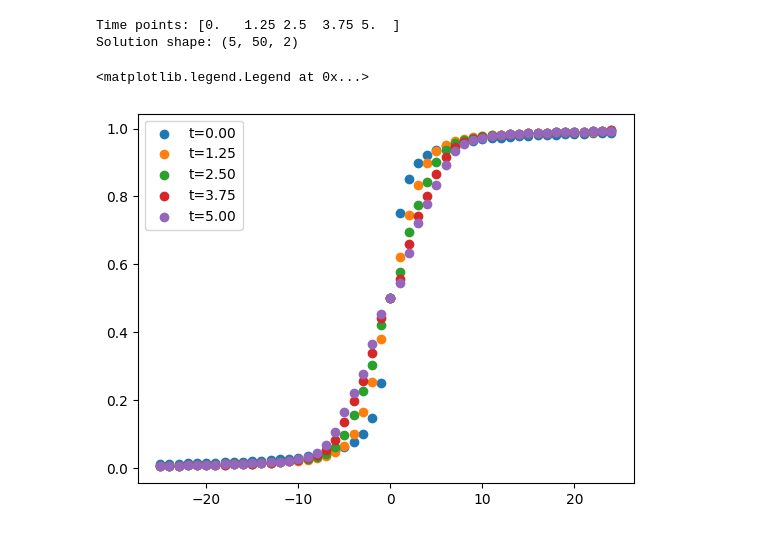
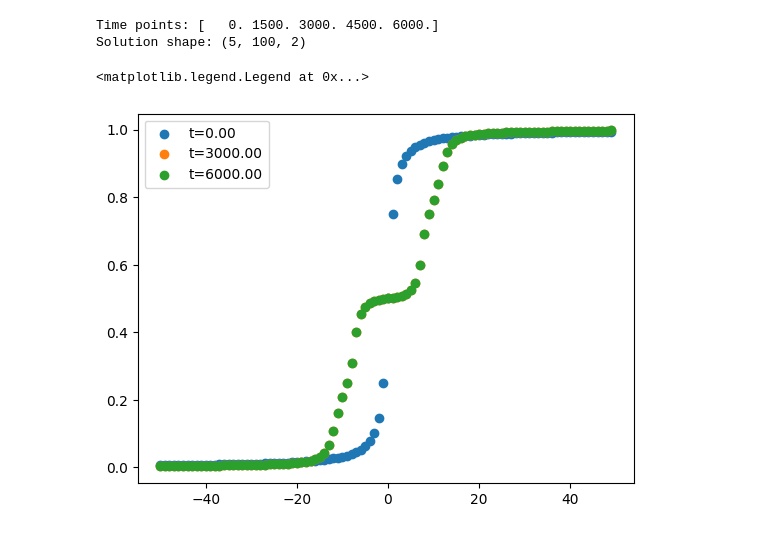
Before and after one commit to huxiangshenghxs/DPFMD, a Jupyter notebook: test.ipynb, the cells around one changed output. Cells and saved outputs as stored; diff of their text form; code cells hidden in the pictures.

```diff
--- a/test.ipynb
+++ b/test.ipynb
@@ -180,7 +180,7 @@ c = [
     0.01919935925806344
 ]
 # %%
-nl = 50
+nl = 100
 lspan = jnp.arange(-nl//2, nl//2)
 # part1 = (np.arctan(lspan + 3.5)/(2*np.pi))+(np.arctan(lspan - 3.5)/(2*np.pi))+0.5
 
@@ -212,22 +212,22 @@ params_test = {
 
 
 peierls = DiscretePeierls(u_init, Gamma, c, params_test)
-t_eval = jnp.linspace(0, 5, 5)
+t_eval = jnp.linspace(0, 6000, 5)
 t_result, u_result = peierls.run(t_eval)
 
 # 输出结果
 print("Time points:", t_result)
 print("Solution shape:", u_result.shape)  # (nl, 2, time)
 # %% [output]
-Time points: [0.   1.25 2.5  3.75 5.  ]
-Solution shape: (5, 50, 2)
+Time points: [   0. 1500. 3000. 4500. 6000.]
+Solution shape: (5, 100, 2)
 # %%
-for i in range(5):
+for i in [0, 2, -1]:
     plt.scatter(lspan, u_result[i, :, 0], label=f't={t_result[i]:.2f}')
 plt.legend()
 # %% [output]
 <matplotlib.legend.Legend at 0x...>
-[figure, old version]
+[figure, new version]
 # %%
 # np.hstack([Gamma(utest[l], c) for l in range(utest.shape[0])])
 # %%
```
Also changed, not shown: parts of 1 cell of this notebook, 2 other files.
